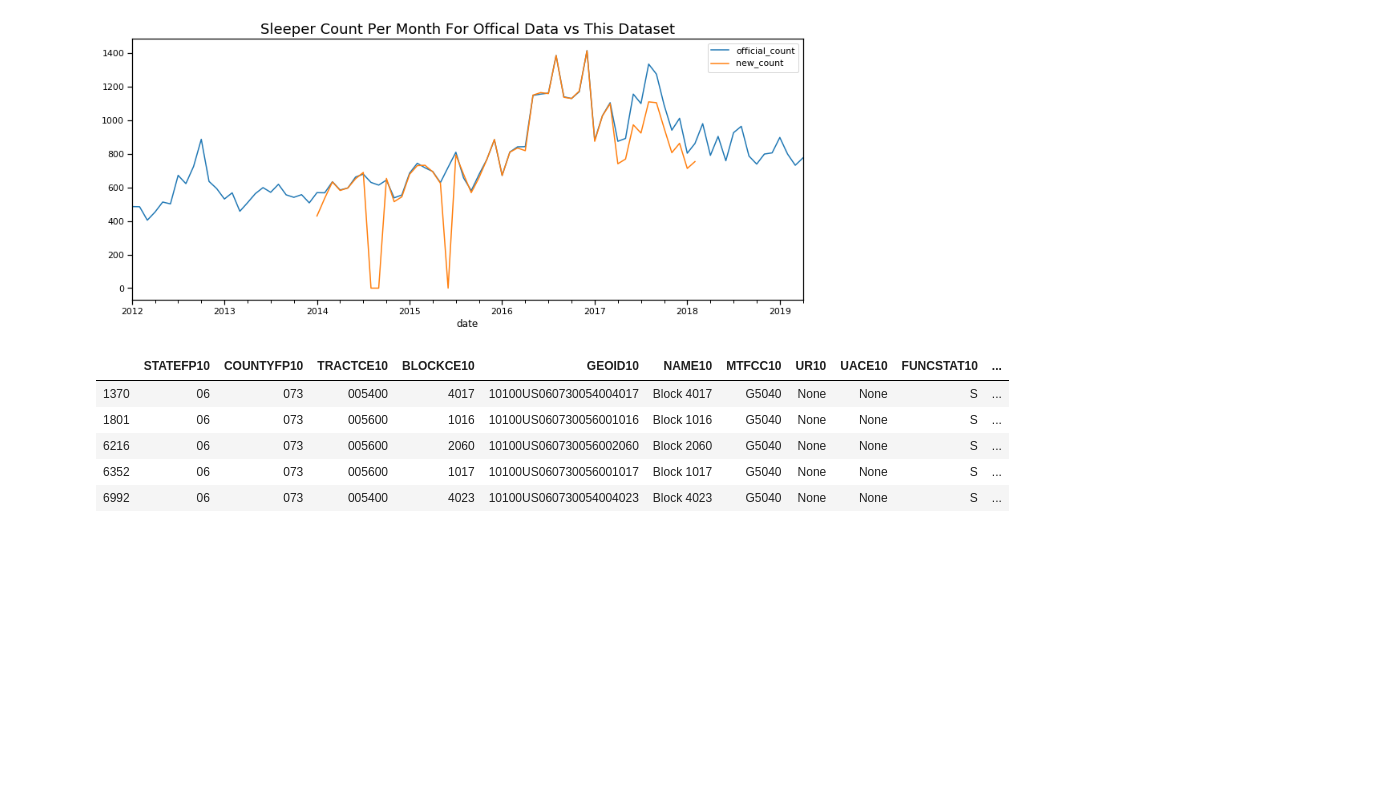
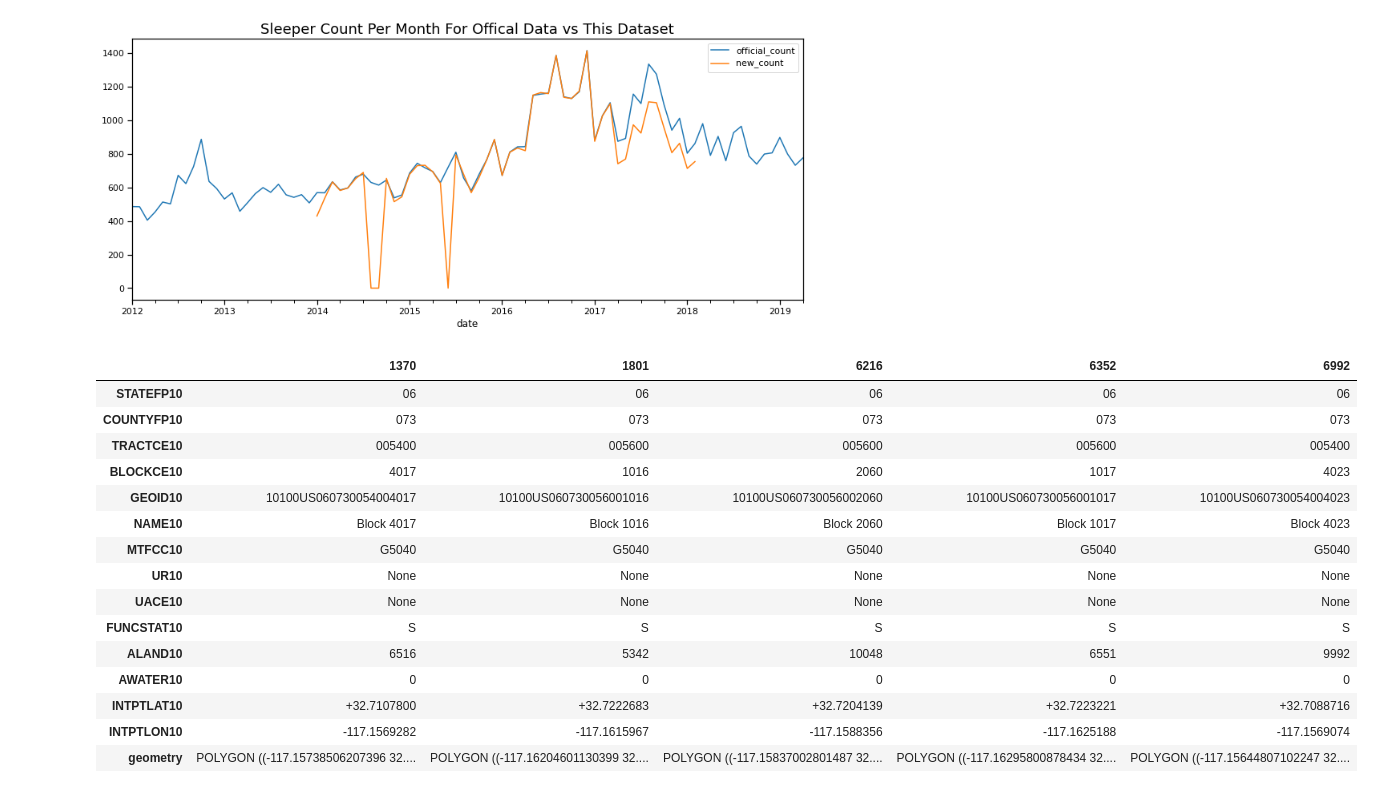
Before and after one commit to sandiegodata-projects/downtown-partnership, a Jupyter notebook: datasets/sandiegodata.org-downtown_homeless/notebooks/Counts.ipynb, the cells around one changed output. Saved outputs shown, nothing was run; the diff lists cells and outputs as text; code cells hidden in the pictures; blank space fills up the shorter version.

```diff
--- a/datasets/sandiegodata.org-downtown_homeless/notebooks/Counts.ipynb
+++ b/datasets/sandiegodata.org-downtown_homeless/notebooks/Counts.ipynb
@@ -62,7 +62,7 @@ for idx, row in gdf.iterrows():
     for i in range(row['count']):
         rows.append(row)
 
-dfr = gpd.GeoDataFrame(rows, columns = df.columns, crs={'init': 'epsg:4326'}).drop(columns='count')
+dfr = gpd.GeoDataFrame(rows, columns = df.columns, crs=4326).drop(columns='count')
 display(dfr.head())
 dfr.plot()
 # %% [output]
@@ -107,11 +107,21 @@ Text(0.5, 1.0, 'Sleeper Count Per Month For Offical Data vs This Dataset')
 [figure]
 # %%
 dataset_blocks = blocks[blocks.GEOID10.isin(homeless_counts.geoid)]
-dataset_blocks.head()
+dataset_blocks.head().T
 # %% [output]
-|  | STATEFP10 | COUNTYFP10 | TRACTCE10 | BLOCKCE10 | GEOID10 | NAME10 | MTFCC10 | UR10 | UACE10 | FUNCSTAT10 | ... |
-| 1370 | 06 | 073 | 005400 | 4017 | 10100US060730054004017 | Block 4017 | G5040 | None | None | S | ... |
-| 1801 | 06 | 073 | 005600 | 1016 | 10100US060730056001016 | Block 1016 | G5040 | None | None | S | ... |
-| 6216 | 06 | 073 | 005600 | 2060 | 10100US060730056002060 | Block 2060 | G5040 | None | None | S | ... |
-| 6352 | 06 | 073 | 005600 | 1017 | 10100US060730056001017 | Block 1017 | G5040 | None | None | S | ... |
-| 6992 | 06 | 073 | 005400 | 4023 | 10100US060730054004023 | Block 4023 | G5040 | None | None | S | ... |
+|  | 1370 | 1801 | 6216 | 6352 | 6992 |
+| STATEFP10 | 06 | 06 | 06 | 06 | 06 |
+| COUNTYFP10 | 073 | 073 | 073 | 073 | 073 |
+| TRACTCE10 | 005400 | 005600 | 005600 | 005600 | 005400 |
+| BLOCKCE10 | 4017 | 1016 | 2060 | 1017 | 4023 |
+| GEOID10 | 10100US060730054004017 | 10100US060730056001016 | 10100US060730056002060 | 10100US060730056001017 | 10100US060730054004023 |
+| NAME10 | Block 4017 | Block 1016 | Block 2060 | Block 1017 | Block 4023 |
+| MTFCC10 | G5040 | G5040 | G5040 | G5040 | G5040 |
+| UR10 | None | None | None | None | None |
+| UACE10 | None | None | None | None | None |
+| FUNCSTAT10 | S | S | S | S | S |
+| ALAND10 | 6516 | 5342 | 10048 | 6551 | 9992 |
+| AWATER10 | 0 | 0 | 0 | 0 | 0 |
+| INTPTLAT10 | +32.7107800 | +32.7222683 | +32.7204139 | +32.7223221 | +32.7088716 |
+| INTPTLON10 | -117.1569282 | -117.1615967 | -117.1588356 | -117.1625188 | -117.1569074 |
+| geometry | POLYGON ((-117.15738506207396 32.... | POLYGON ((-117.16204601130399 32.... | POLYGON ((-117.15837002801487 32.... | POLYGON ((-117.16295800878434 32.... | POLYGON ((-117.15644807102247 32.... |
```
Also changed, not shown: parts of 3 cells of this notebook, 25 other files.
